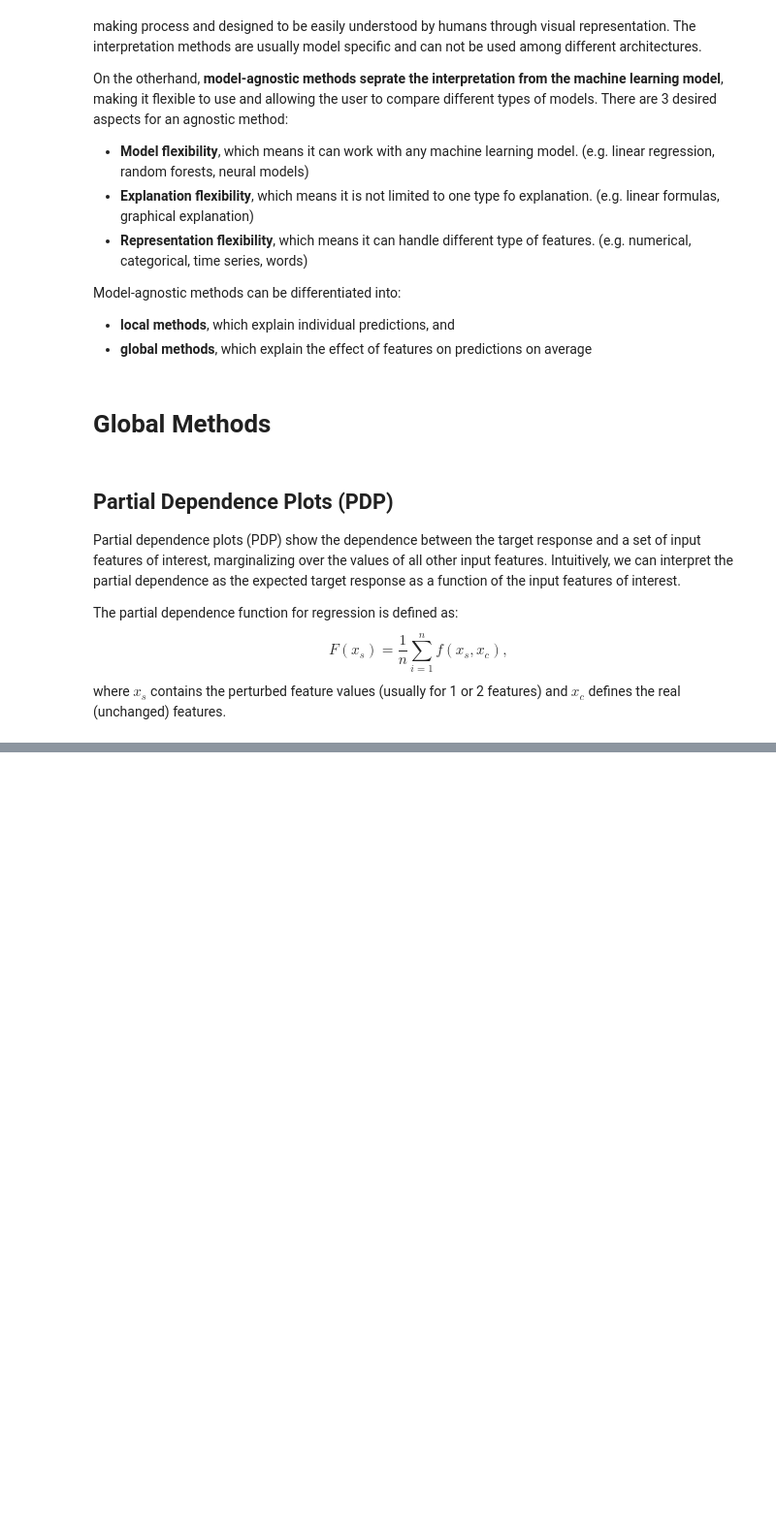
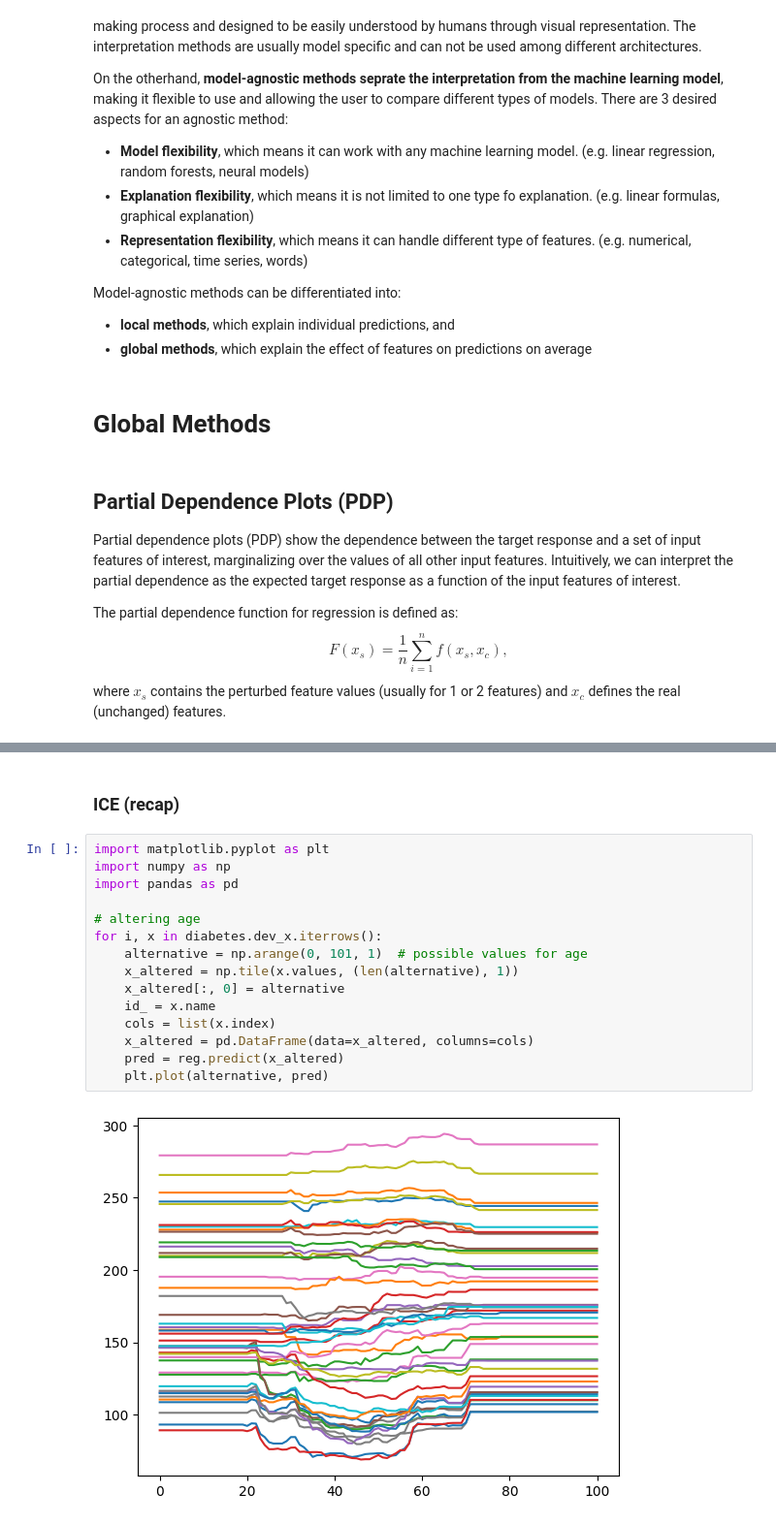
Before and after one commit to ficstamas/FateML, a Jupyter notebook: notebooks/05_model_agnostic_global_exp.ipynb, the cells around one changed output, grey strips where cells are left out. Shown: that part at 97% size. Cells and saved outputs as stored; diff of their text form; blank space fills up the shorter version.

```diff
--- a/notebooks/05_model_agnostic_global_exp.ipynb
+++ b/notebooks/05_model_agnostic_global_exp.ipynb
@@ -58,0 +70,19 @@ where $x_s$ contains the perturbed feature values (usually for 1 or 2 features)
+# %% [markdown]
+### ICE (recap)
+# %%
+import matplotlib.pyplot as plt
+import numpy as np
+import pandas as pd
+
+# altering age
+for i, x in diabetes.dev_x.iterrows():
+    alternative = np.arange(0, 101, 1)  # possible values for age
+    x_altered = np.tile(x.values, (len(alternative), 1))
+    x_altered[:, 0] = alternative
+    id_ = x.name
+    cols = list(x.index)
+    x_altered = pd.DataFrame(data=x_altered, columns=cols)
+    pred = reg.predict(x_altered)
+    plt.plot(alternative, pred)
+# %% [output]
+[figure, added]
```
Also changed, not shown: parts of 15 cells of this notebook.
